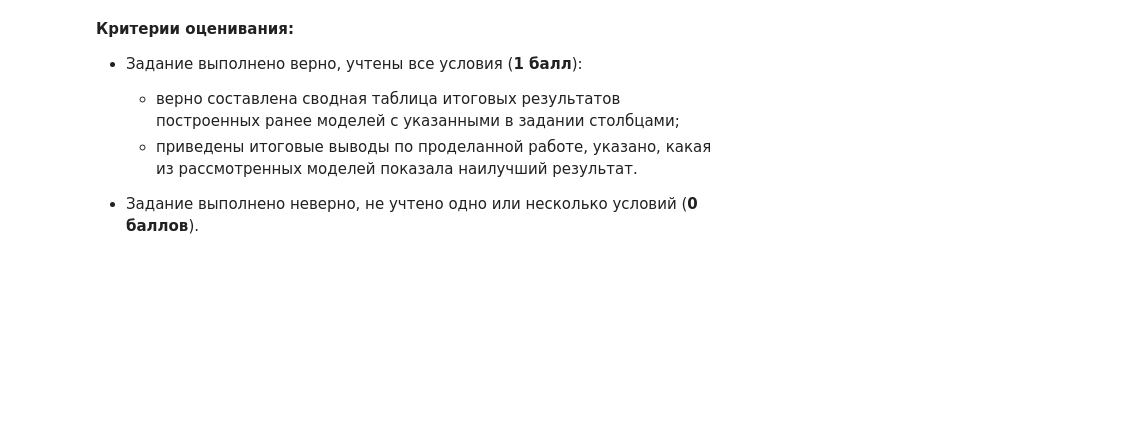
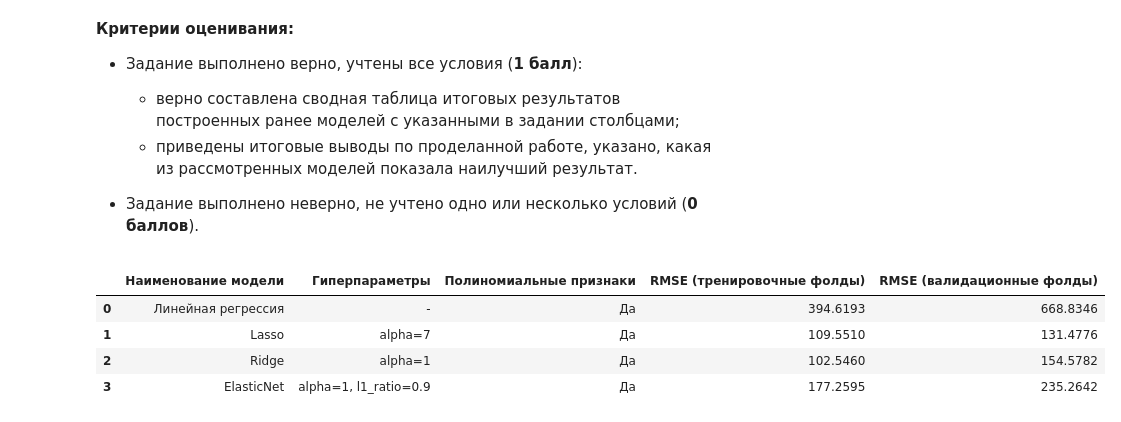
Before and after one commit to Mlkhall/ml-hw-1, a Jupyter notebook: main.ipynb, the cells around one changed output. Cells and saved outputs as stored; diff of their text form; code cells hidden in the pictures; blank space fills up the shorter version.

```diff
--- a/main.ipynb
+++ b/main.ipynb
@@ -731,5 +862,20 @@ MAPE на валидационных фолдах: 8.90 %
 
 - Задание выполнено неверно, не учтено одно или несколько условий (**0 баллов**).
 # %%
-# Ваш код здесь
+presintation_results = {
+    "Наименование модели": ["Линейная регрессия", "Lasso", "Ridge", "ElasticNet"],
+    "Гиперпараметры": ["-", "alpha=7", "alpha=1", "alpha=1, l1_ratio=0.9"],
+    "Полиномиальные признаки": ["Да", "Да", "Да", "Да"],
+    "RMSE (тренировочные фолды)": [394.6193, 109.5510, 102.5460, 177.2595],
+    "RMSE (валидационные фолды)": [668.8346, 131.4776, 154.5782, 235.2642],
+}
+
+presintation_results = pd.DataFrame(presintation_results)
+presintation_results
+# %% [output]
+|  | Наименование модели | Гиперпараметры | Полиномиальные признаки | RMSE (тренировочные фолды) | RMSE (валидационные фолды) |
+| 0 | Линейная регрессия | - | Да | 394.6193 | 668.8346 |
+| 1 | Lasso | alpha=7 | Да | 109.5510 | 131.4776 |
+| 2 | Ridge | alpha=1 | Да | 102.5460 | 154.5782 |
+| 3 | ElasticNet | alpha=1, l1_ratio=0.9 | Да | 177.2595 | 235.2642 |
 # %% [markdown]
```
Also changed, not shown: parts of 29 cells of this notebook, 3 other files.
